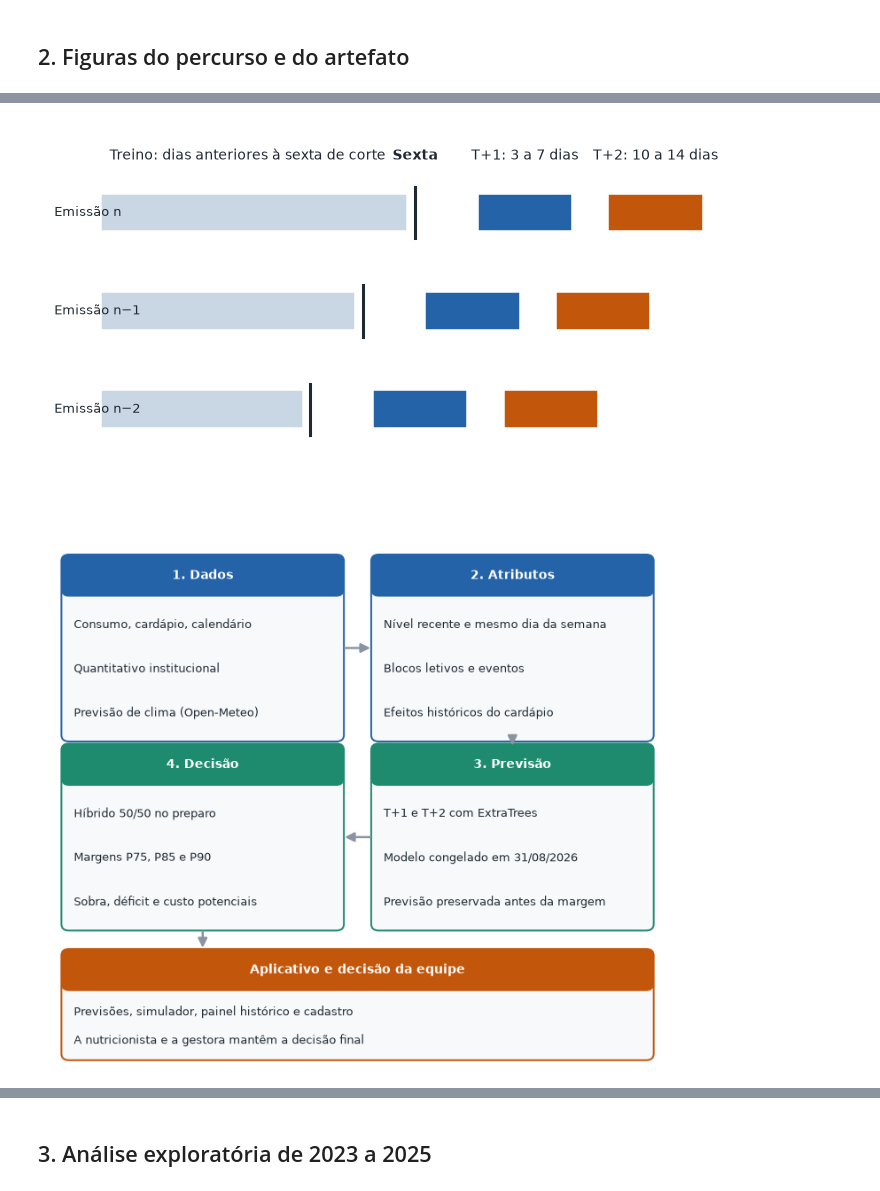
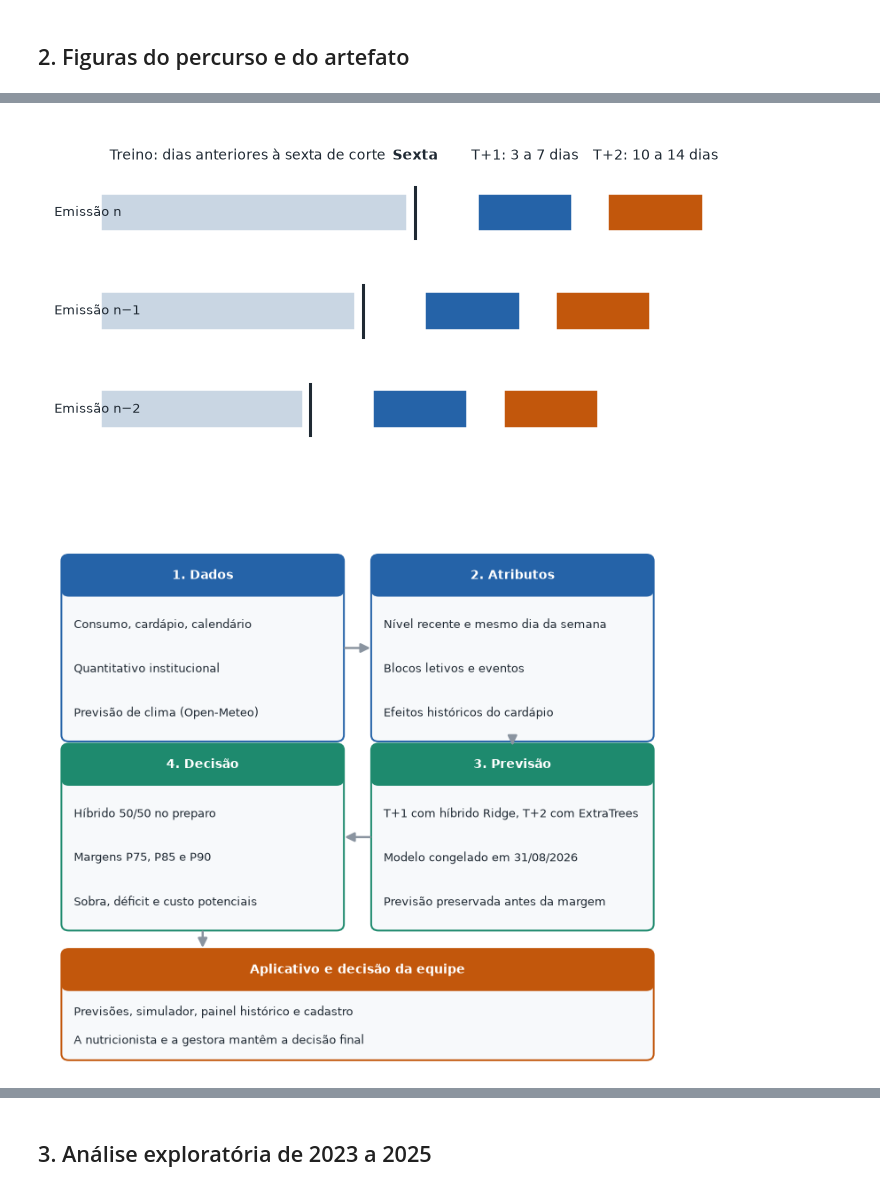
Before and after one commit to micheldigui/Artefato_Mestrado, a Jupyter notebook: notebooks/06_figuras_dissertacao.ipynb, the cells around one changed output, grey strips where cells are left out. Cells and saved outputs as stored; diff of their text form; code cells hidden in the pictures.

```diff
--- a/notebooks/06_figuras_dissertacao.ipynb
+++ b/notebooks/06_figuras_dissertacao.ipynb
@@ -171,16 +177,16 @@ display(top_t1.round(2)); display(top_t2.round(2)); display(cenarios.round(2))
 | 6 | T+2 | C3 | ExtraTrees | Bagging | 123 | 28.47 | 42.91 | 17.02 | 0.25 | 1767.0 | 1735.0 | ... |
 # %%
 # Retrospectivo e prospectivo: políticas do T+1
-base_fa = fa[(fa["horizonte"] == "t1") & (fa["cenario"] == "Cenario_2_Com_Cardapio") & (fa["algoritmo"] == "Ensemble_Bagging_ExtraTrees")].sort_values("data")
+base_fa = fa[(fa["horizonte"] == "t1") & (fa["cenario"] == CEN_T1) & (fa["algoritmo"] == ALG_T1)].sort_values("data")
 base_fa = base_fa.merge(fato[["data", "plano_nutricionista"]], on="data")
 y, ia, nu = base_fa["consumo_real"].values, base_fa["previsao"].values, base_fa["plano_nutricionista"].values
 hi = combinar_hibrido(ia, nu)
 marg = pd.read_csv(RESULTADOS / "tabelas_dissertacao" / "tabela_09_margens_empiricas_quantis.csv", sep=";")
 m = {(r["Politica"], r["Quantil"]): r["Margem_ref"] for _, r in marg.iterrows()}
-MIA, MHI = "IA Pura (ExtraTrees)", "Modelo Híbrido 50/50"
-pol_defs = [("Nutricionista", nu, 0), ("ExtraTrees", ia, 0), ("Híbrido 50/50", hi, 0)]
+MIA, MHI = POLITICA_IA, "Modelo Híbrido 50/50"
+pol_defs = [("Nutricionista", nu, 0), (NOME_T1, ia, 0), ("Híbrido 50/50", hi, 0)]
 for q in ("P75", "P85", "P90"):
-    pol_defs += [(f"ExtraTrees + {q}", ia, m[(MIA, q)]), (f"Híbrido + {q}", hi, m[(MHI, q)])]
+    pol_defs += [(f"{NOME_T1} + {q}", ia, m[(MIA, q)]), (f"Híbrido + {q}", hi, m[(MHI, q)])]
 retro = pd.DataFrame([{"Politica": n, "Margem": mg, **metricas(y, p + mg)} for n, p, mg in pol_defs])
 retro.to_csv(PASTA_TAB / "retro_politicas.csv", sep=";", index=False)
 
@@ -189,31 +195,30 @@ te["sem_evento"] = ~te["evento_registrado"]
 linhas = []
 for recorte, s in (("33 dias", te), ("28 dias sem evento", te[te["sem_evento"]]), ("5 dias de enchente", te[te["eh_crise_climatica"]]),
                    ("Setembro", te[te["data"].dt.month == 9]), ("Outubro", te[te["data"].dt.month == 10])):
-    for nome, p, mg in [("Nutricionista", s["plano_nutricionista"], 0), ("ExtraTrees congelado", s["previsao_ia"], 0), ("Híbrido congelado", s["previsao_hibrido"], 0),
-                        ("Híbrido + P85", s["previsao_hibrido"], m[(MHI, "P85")]), ("ExtraTrees + P85", s["previsao_ia"], m[(MIA, "P85")])]:
+    for nome, p, mg in [("Nutricionista", s["plano_nutricionista"], 0), (f"{NOME_T1} congelado", s["previsao_ia"], 0), ("Híbrido congelado", s["previsao_hibrido"], 0),
+                        ("Híbrido + P85", s["previsao_hibrido"], m[(MHI, "P85")]), (f"{NOME_T1} + P85", s["previsao_ia"], m[(MIA, "P85")])]:
         linhas.append({"Recorte": recorte, "Metodo": nome, **metricas(s["consumo"], p + mg)})
 prosp = pd.DataFrame(linhas)
 prosp.to_csv(PASTA_TAB / "prospectivo_metodos.csv", sep=";", index=False)
 
 # T+2 no período prospectivo
-cols2 = [c for c in definir_cenarios_features()["Cenario_2_Com_Cardapio"] if c in g2.columns]
-t2 = prever_com_modelo_congelado(g2, cols2)
+cols2 = [c for c in definir_cenarios_features()[CEN_T2] if c in g2.columns]
+t2 = prever_com_modelo_congelado(g2, cols2, ALG_T2)
 t2["ev"] = t2["data"].isin(ATIP)
-ret_t2 = fa[(fa["horizonte"] == "t2") & (fa["cenario"] == "Cenario_2_Com_Cardapio") & (fa["algoritmo"] == "Ensemble_Bagging_ExtraTrees")]
+ret_t2 = fa[(fa["horizonte"] == "t2") & (fa["cenario"] == CEN_T2) & (fa["algoritmo"] == ALG_T2)]
 marg_t2 = float(max(0, np.ceil(np.quantile(ret_t2["consumo_real"] - ret_t2["previsao"], 0.85))))
 pt2 = pd.DataFrame([
-    {"Recorte": "Fev-Ago (walk-forward)", "Metodo": "ExtraTrees", **metricas(ret_t2["consumo_real"], ret_t2["previsao"])},
-    {"Recorte": "Set-Out, 33 dias", "Metodo": "ExtraTrees congelado", **metricas(t2["consumo"], t2["previsao_ia"])},
-    {"Recorte": "Set-Out, 28 dias", "Metodo": "ExtraTrees congelado", **metricas(t2.loc[~t2["ev"], "consumo"], t2.loc[~t2["ev"], "previsao_ia"])},
-    {"Recorte": "Set-Out, 33 dias", "Metodo": "ExtraTrees + P85", **metricas(t2["consumo"], t2["previsao_ia"] + marg_t2)}
+    {"Recorte": "Fev-Ago (walk-forward)", "Metodo": NOME_T2, **metricas(ret_t2["consumo_real"], ret_t2["previsao"])},
+    {"Recorte": "Set-Out, 33 dias", "Metodo": f"{NOME_T2} congelado", **metricas(t2["consumo"], t2["previsao_ia"])},
+    {"Recorte": "Set-Out, 28 dias", "Metodo": f"{NOME_T2} congelado", **metricas(t2.loc[~t2["ev"], "consumo"], t2.loc[~t2["ev"], "previsao_ia"])},
+    {"Recorte": "Set-Out, 33 dias", "Metodo": f"{NOME_T2} + P85", **metricas(t2["consumo"], t2["previsao_ia"] + marg_t2)}
 ])
 pt2.to_csv(PASTA_TAB / "t2_compras.csv", sep=";", index=False)
 NUM["margem_t2_p85"] = marg_t2
 
 # Sensibilidade à janela de treino em Fev-Ago
-from sklearn.ensemble import ExtraTreesRegressor
-from src.core.models import criar_pipeline_arvore, LIMITES_ALVO, arredondar_refeicoes
-cols = [c for c in definir_cenarios_features()["Cenario_2_Com_Cardapio"] if c in g1.columns]
+from src.core.models import LIMITES_ALVO, arredondar_refeicoes
+cols = [c for c in definir_cenarios_features()[CEN_T1] if c in g1.columns]
 alvo = g1[(g1["data"] >= "2026-02-01") & (g1["data"] <= "2026-08-31") & g1["consumo"].notna()]
 linhas = []
 for meses, rotulo in ((6, "6 meses"), (12, "12 meses"), (24, "24 meses"), (None, "Todo o histórico")):
@@ -222,7 +227,7 @@ for meses, rotulo in ((6, "6 meses"), (12, "12 meses"), (24, "24 meses"), (None,
         tr = g1[(g1["data"] < o) & g1["usar_no_treino"] & g1["consumo"].notna() & g1["alvo_relativo"].notna()]
         if meses:
             tr = tr[tr["data"] >= o - pd.DateOffset(months=meses)]
-        modelo = criar_pipeline_arvore(ExtraTreesRegressor(n_estimators=80, min_samples_leaf=5, max_features=0.6, random_state=SEMENTE_ALEATORIA, n_jobs=-1))
+        modelo = obter_catalogo_modelos()[ALG_T1]["construtor"]()
         modelo.fit(tr[cols], tr["alvo_relativo"].clip(*LIMITES_ALVO))
         saidas.append(a.assign(p=arredondar_refeicoes(np.clip(modelo.predict(a[cols]), *LIMITES_ALVO) * a["nivel_base"].values)))
     s = pd.concat(saidas)
@@ -314,7 +319,7 @@ for x, y0, t, ls, c in [
     (0.01, 0.55, "Fontes", ["Consumo registrado", "Reservas e quantitativo", "Cardápio e calendário", "Clima previsto e observado"], COR_NEUTRA),
     (0.35, 0.55, "Bronze e Silver", ["Arquivos preservados", "Base diária integrada", "Classificação de dias atípicos"], COR_IA),
     (0.69, 0.55, "Gold", ["Atributos por sexta de corte", "Base T+1 e base T+2", "Efeitos de cardápio causais"], COR_IA),
-    (0.69, 0.02, "Modelos", ["Torneio walk-forward", "ExtraTrees congelado", "Auditoria de vazamento"], COR_HIB),
+    (0.69, 0.02, "Modelos", ["Torneio walk-forward", "Modelos congelados em 31/08", "Auditoria de vazamento"], COR_HIB),
     (0.35, 0.02, "Decisão", ["Híbrido 50/50 no preparo", "Margens por quantil", "Sobra e déficit potenciais"], COR_HIB),
     (0.01, 0.02, "Aplicativo", ["Painel do histórico", "Previsões e simulador", "Cadastro de dados"], COR_NUTRI),
 ]:
@@ -358,7 +363,7 @@ fig, ax = tela(8.2, 7.2)
 for x, y0, t, ls, c in [
     (0.03, 0.60, "1. Dados", ["Consumo, cardápio, calendário", "Quantitativo institucional", "Previsão de clima (Open-Meteo)"], COR_IA),
     (0.53, 0.60, "2. Atributos", ["Nível recente e mesmo dia da semana", "Blocos letivos e eventos", "Efeitos históricos do cardápio"], COR_IA),
-    (0.53, 0.25, "3. Previsão", ["T+1 e T+2 com ExtraTrees", "Modelo congelado em 31/08/2026", "Previsão preservada antes da margem"], COR_HIB),
+    (0.53, 0.25, "3. Previsão", [f"T+1 com híbrido {NOME_T1}, T+2 com {NOME_T2}", "Modelo congelado em 31/08/2026", "Previsão preservada antes da margem"], COR_HIB),
     (0.03, 0.25, "4. Decisão", ["Híbrido 50/50 no preparo", "Margens P75, P85 e P90", "Sobra, déficit e custo potenciais"], COR_HIB),
 ]:
     caixa(ax, x, y0, 0.44, 0.33, t, ls, c, 8.6)
@@ -371,7 +376,7 @@ fig, ax = tela(9.6, 3.8)
 LARG, PASSO, X0 = 0.2, 0.248, 0.012
 for i, (t_, ls, c) in enumerate([
     ("Sexta à tarde", ["Consumo da semana", "Cardápio e calendário", "Previsão de clima"], COR_NEUTRA),
-    ("Compras (T+2)", ["Semana após a próxima", "10 a 14 dias", "ExtraTrees"], COR_NUTRI),
+    ("Compras (T+2)", ["Semana após a próxima", "10 a 14 dias", NOME_T2], COR_NUTRI),
     ("Preparo (T+1)", ["Próxima semana", "3 a 7 dias", "Híbrido 50/50"], COR_HIB),
     ("Saídas para a gestão", ["Quantidade diária", "Margem de segurança", "Decisão da equipe"], COR_IA),
 ]):
@@ -386,6 +391,6 @@ salvar(fig, "figura_06_fluxo_semanal")
 [figure]
 [figure]
-[figure, old version]
+[figure, new version]
 [figure]
 # %% [markdown]
 ## 3. Análise exploratória de 2023 a 2025
```
Also changed, not shown: parts of 6 cells of this notebook, 54 other files.
